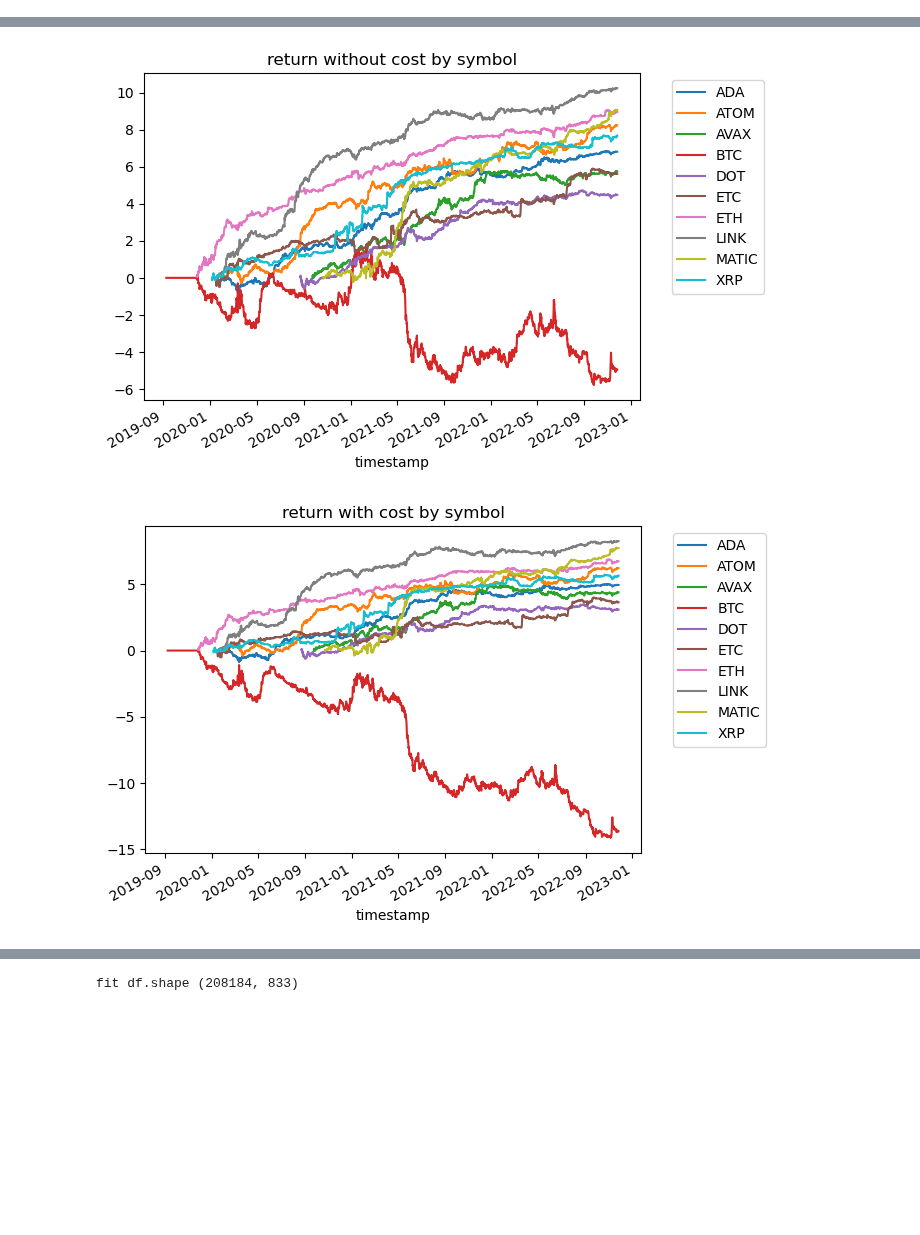
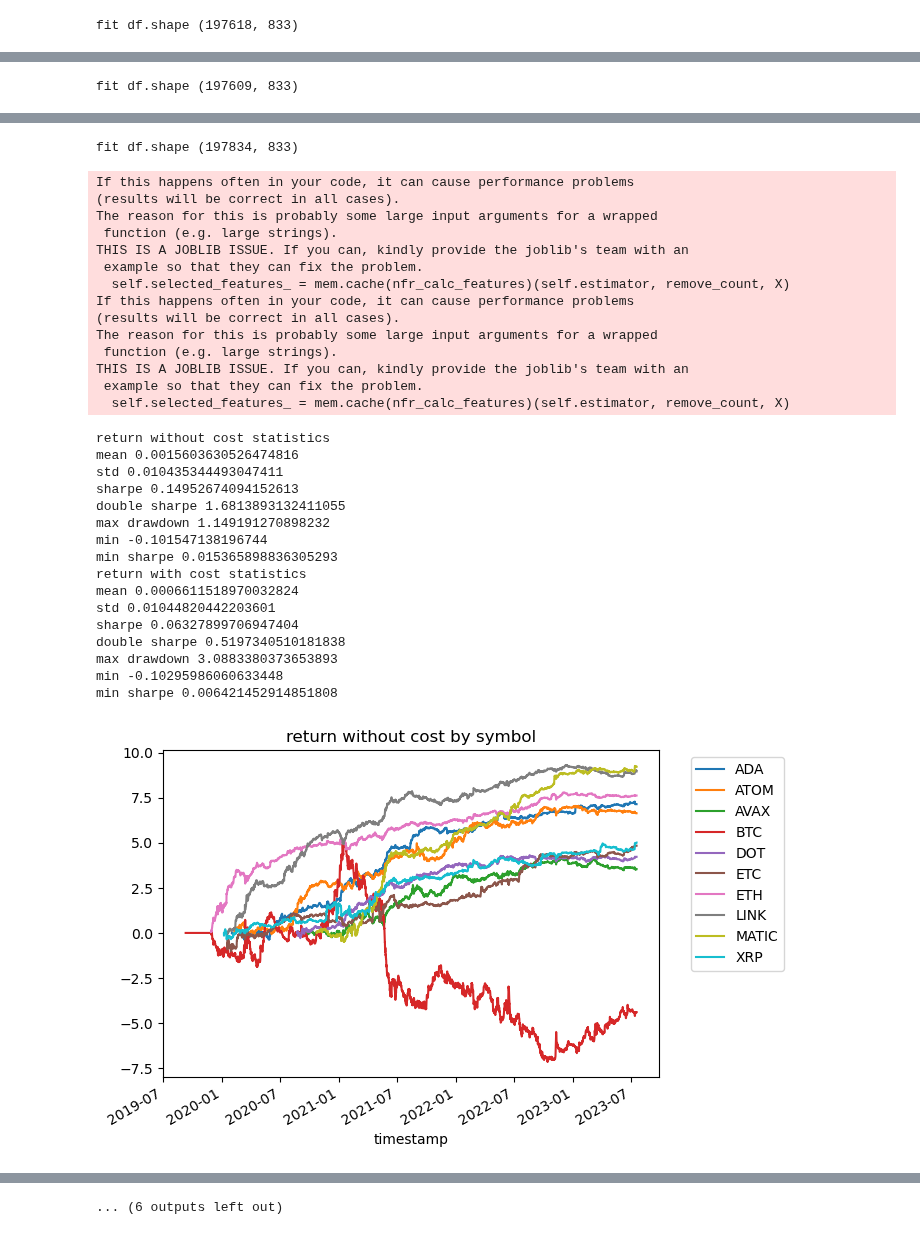
Before and after one commit to richmanbtc/alphapool-model, a Jupyter notebook: notebooks/20221127_btc_one_h12_shift.ipynb, the cells around one changed output, grey strips where cells are left out. Cells and saved outputs as stored; diff of their text form; code cells hidden in the pictures; blank space fills up the shorter version.

Commit message:
update 20221127_btc_one_h12_shift.xz fix data duplicate bug

```diff
--- a/notebooks/20221127_btc_one_h12_shift.ipynb
+++ b/notebooks/20221127_btc_one_h12_shift.ipynb
@@ -74,6 +74,7 @@ def merge_data(dfs):
     df = dfs[0]
 
     df = df.sort_values(['timestamp', 'symbol'])
+    df = df.loc[~df.duplicated(['timestamp', 'symbol'])]
 
     shift_min = 45
     df['timestamp'] = (df['timestamp'] - pd.to_timedelta(shift_min, unit='minute')).dt.floor('1H') + pd.to_timedelta(shift_min, unit='minute')
@@ -799,7 +800,8 @@ class ExampleModelRank:
         return df
 # %%
 df = pd.read_pickle('/tmp/df_binance_ohlcv_shift.pkl')
-df = df.loc[df.index.get_level_values('timestamp') < pd.to_datetime('2022-11-26 00:00:00Z')]
+# df = df.loc[df.index.get_level_values('timestamp') < pd.to_datetime('2022-11-26 00:00:00Z')]
+df = df.loc[df.index.get_level_values('timestamp') < pd.to_datetime('2023-07-19 00:00:00Z')]
 # df = df.loc[df.index.get_level_values('timestamp') >= pd.to_datetime('2018-01-01 00:00:00Z')]
 
 df['ret'] = df.groupby('symbol')['twap_5m'].transform(lambda x: x.shift(-12 - 1) / x.shift(-1) - 1).fillna(0)
@@ -841,0 +857 @@ min sharpe 0.016111012313394433
+fit df.shape (197618, 833)
@@ -841,0 +872 @@ min sharpe 0.016111012313394433
+fit df.shape (197609, 833)
@@ -842,2 +887,32 @@ min sharpe 0.016111012313394433
+fit df.shape (197834, 833)
+If this happens often in your code, it can cause performance problems
+(results will be correct in all cases).
+The reason for this is probably some large input arguments for a wrapped
+ function (e.g. large strings).
+THIS IS A JOBLIB ISSUE. If you can, kindly provide the joblib's team with an
+ example so that they can fix the problem.
+  self.selected_features_ = mem.cache(nfr_calc_features)(self.estimator, remove_count, X)
+If this happens often in your code, it can cause performance problems
+(results will be correct in all cases).
+The reason for this is probably some large input arguments for a wrapped
+ function (e.g. large strings).
+THIS IS A JOBLIB ISSUE. If you can, kindly provide the joblib's team with an
+ example so that they can fix the problem.
+  self.selected_features_ = mem.cache(nfr_calc_features)(self.estimator, remove_count, X)
+return without cost statistics
+mean 0.0015603630526474816
+std 0.010435344493047411
+sharpe 0.14952674094152613
+double sharpe 1.6813893132411055
+max drawdown 1.149191270898232
+min -0.101547138196744
+min sharpe 0.015365898836305293
+return with cost statistics
+mean 0.0006611518970032824
+std 0.01044820442203601
+sharpe 0.06327899706947404
+double sharpe 0.5197340510181838
+max drawdown 3.0883380373653893
+min -0.10295986060633448
+min sharpe 0.006421452914851808
-[figure, old version]
+[figure, new version]
-[figure, removed]
@@ -847 +919 @@ min sharpe 0.016111012313394433
-fit df.shape (208184, 833)
+... (6 outputs left out)
```
Also changed, not shown: parts of 5 cells of this notebook, 1 other file.
